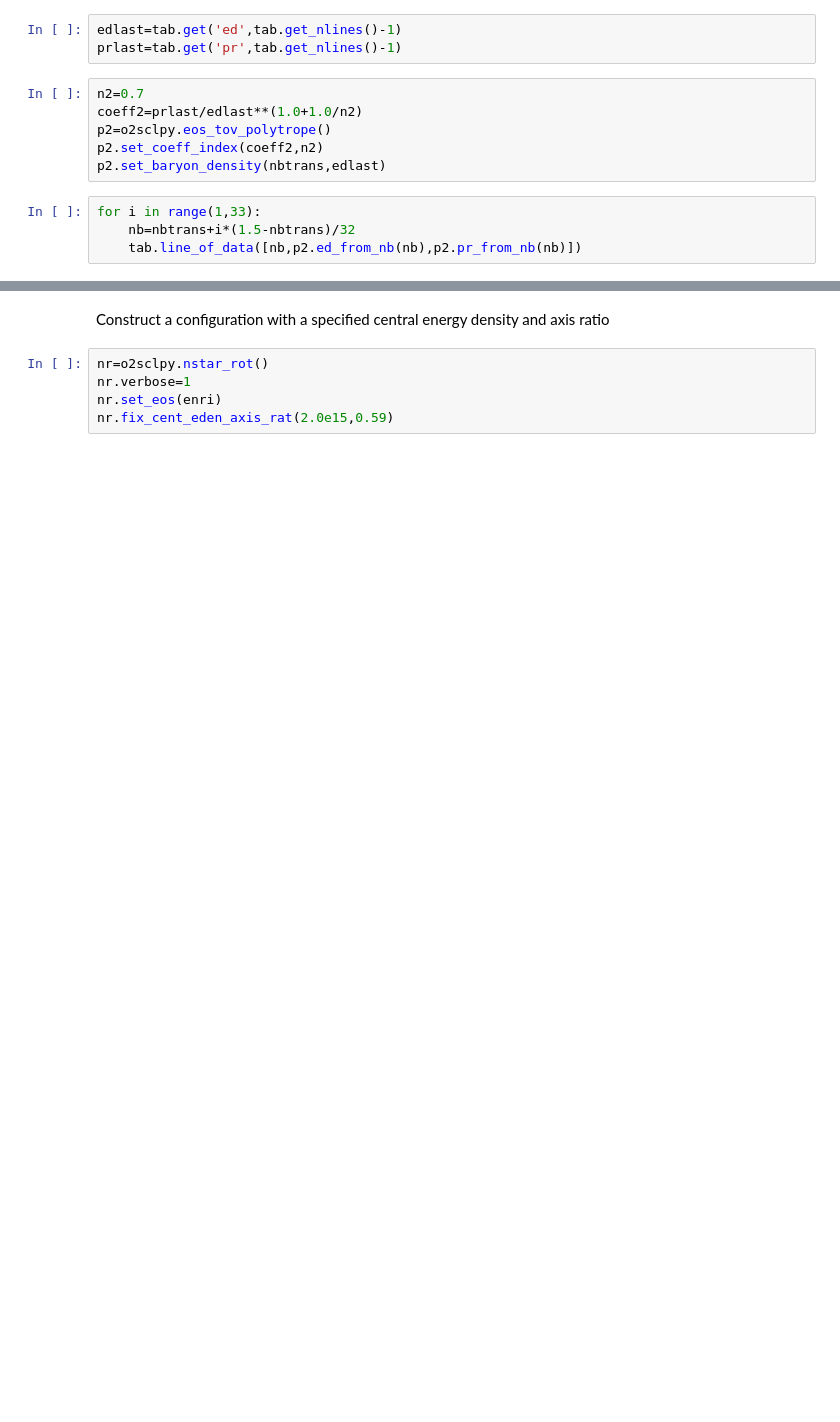
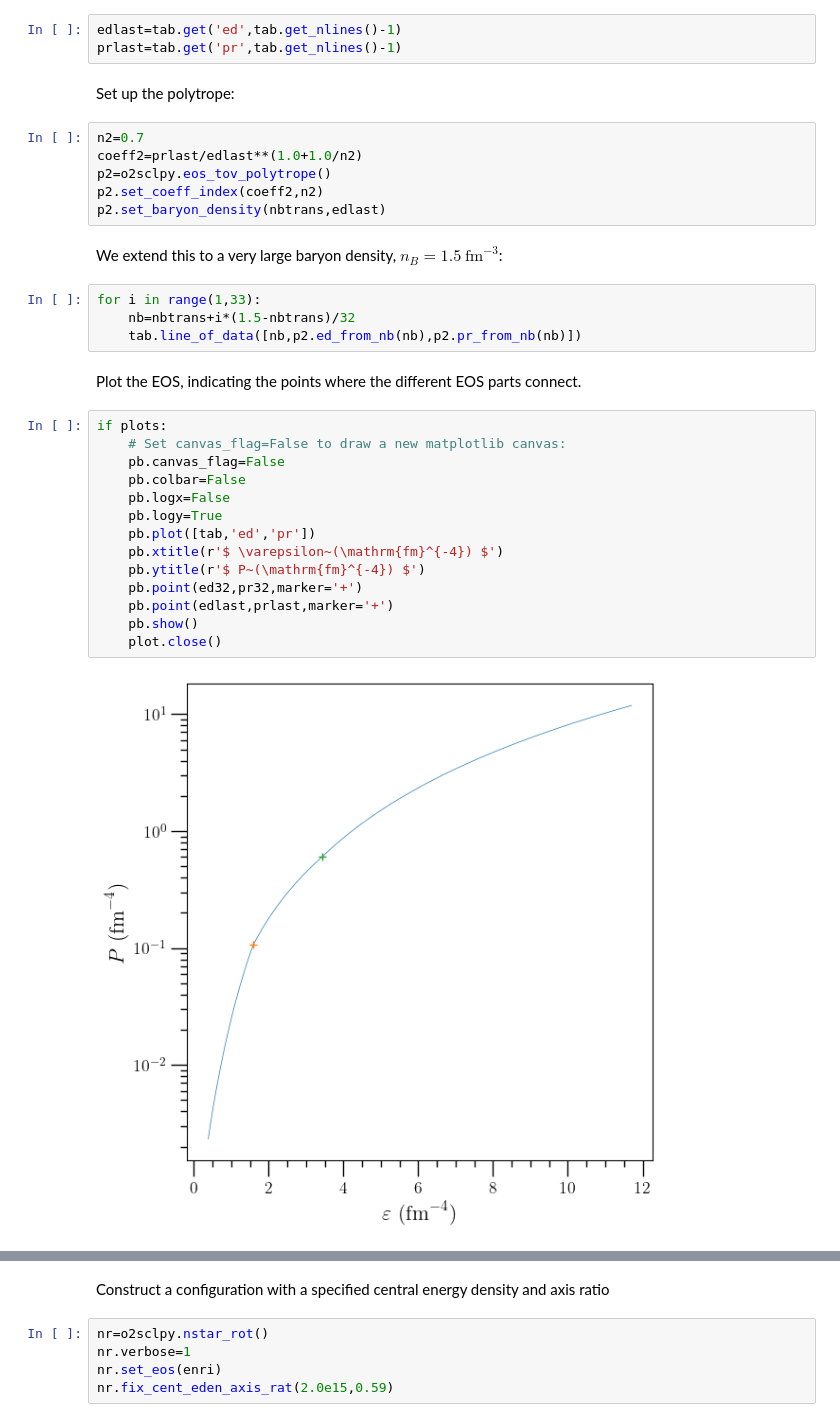
Before and after one commit to awsteiner/o2sclpy, a Jupyter notebook: examples/nstar_rot.ipynb, the cells around one changed output, grey strips where cells are left out. Drawn from its saved outputs; the diff is of its cells as text; blank space fills up the shorter version.

```diff
--- a/examples/nstar_rot.ipynb
+++ b/examples/nstar_rot.ipynb
@@ -129,13 +177,35 @@ for i in range(1,33):
 # %%
 edlast=tab.get('ed',tab.get_nlines()-1)
 prlast=tab.get('pr',tab.get_nlines()-1)
+# %% [markdown]
+Set up the polytrope:
 # %%
 n2=0.7
 coeff2=prlast/edlast**(1.0+1.0/n2)
 p2=o2sclpy.eos_tov_polytrope()
 p2.set_coeff_index(coeff2,n2)
 p2.set_baryon_density(nbtrans,edlast)
+# %% [markdown]
+We extend this to a very large baryon density, $n_B=1.5~\mathrm{fm}^{-3}$:
 # %%
 for i in range(1,33):
     nb=nbtrans+i*(1.5-nbtrans)/32
     tab.line_of_data([nb,p2.ed_from_nb(nb),p2.pr_from_nb(nb)])
+# %% [markdown]
+Plot the EOS, indicating the points where the different EOS parts connect.
+# %%
+if plots:
+    # Set canvas_flag=False to draw a new matplotlib canvas:
+    pb.canvas_flag=False
+    pb.colbar=False
+    pb.logx=False
+    pb.logy=True
+    pb.plot([tab,'ed','pr'])
+    pb.xtitle(r'$ \varepsilon~(\mathrm{fm}^{-4}) $')
+    pb.ytitle(r'$ P~(\mathrm{fm}^{-4}) $')
+    pb.point(ed32,pr32,marker='+')
+    pb.point(edlast,prlast,marker='+')
+    pb.show()
+    plot.close()
+# %% [output]
+[figure, added]
```
Also changed, not shown: parts of 67 cells of this notebook, 2 other files.
